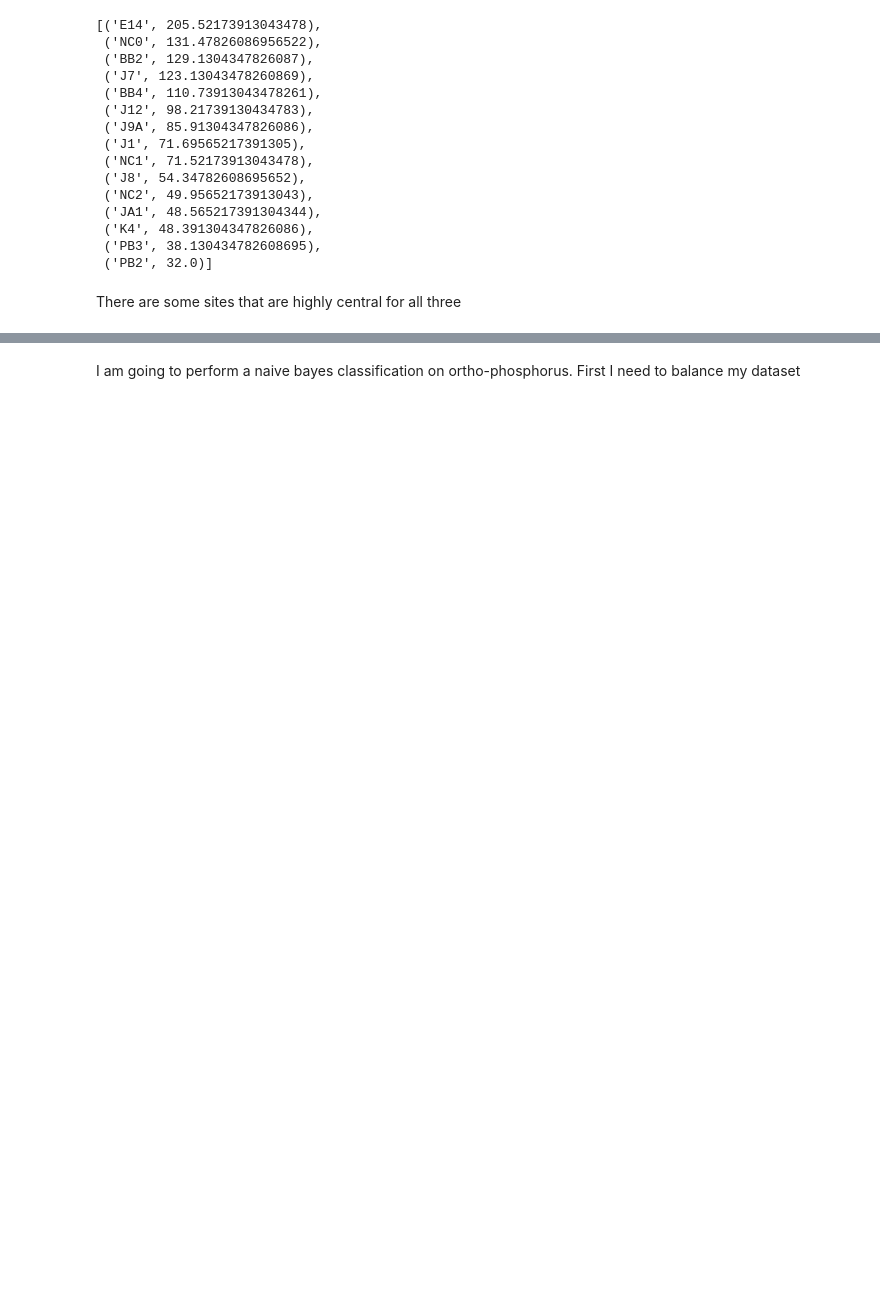
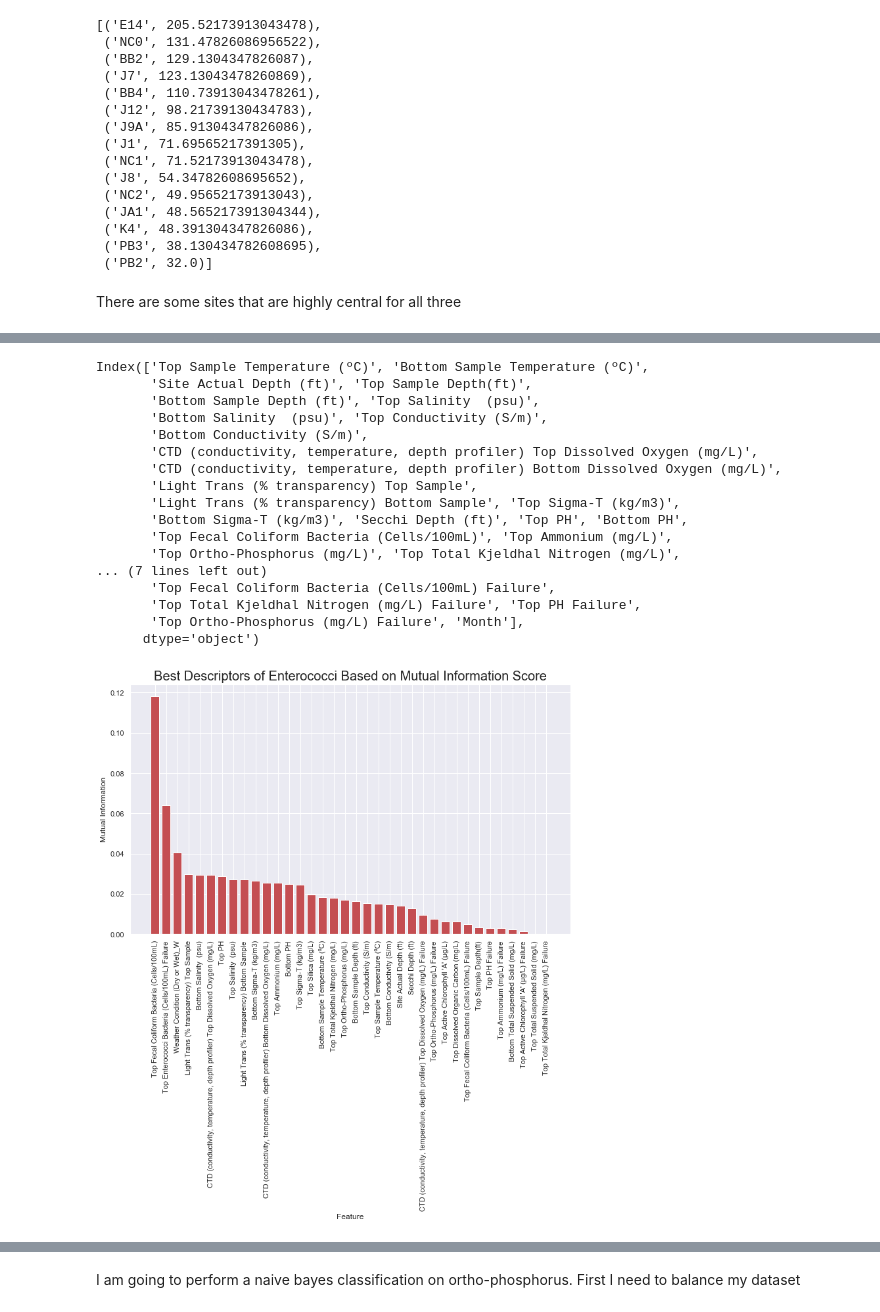
Before and after one commit to dradamski/capstone-two, a Jupyter notebook: notebooks/create_network.ipynb, the cells around one changed output, grey strips where cells are left out. Saved outputs shown, nothing was run; the diff lists cells and outputs as text; code cells hidden in the pictures; blank space fills up the shorter version.

```diff
--- a/notebooks/create_network.ipynb
+++ b/notebooks/create_network.ipynb
@@ -223 +214,57 @@ for boolean, feature in zip(mask, int_df.columns):
+# %%
+int_df = wq_df.select_dtypes(include=[float, 'int64'])
+int_df = int_df.drop(columns=['Lat', 'Long', 'Top Enterococci Bacteria (Cells/100mL)'])
+features = int_df.loc[:, int_df.columns != 'Top Enterococci Bacteria (Cells/100mL) Failure']
+target = int_df.loc[:, 'Top Enterococci Bacteria (Cells/100mL) Failure']
+print(features.columns)
+Xtrain, Xtest, ytrain, ytest = train_test_split(features, target,
+                                                random_state=13,
+                                                stratify=target)
+
+scaler = StandardScaler()
+Xtrain = scaler.fit_transform(Xtrain)
+Xtest = scaler.transform(Xtest)
+
+
+skb = SelectKBest(mutual_info_classif, k=features.shape[1])
+skb.fit(Xtrain, ytrain)
+mask = skb.get_support()
+kbestfeat = list()
+
+for boolean, feature in zip(mask, int_df.columns):
+    if boolean:
+        kbestfeat.append(feature)
+
+indices = np.argsort(skb.scores_)[::-1]
+cols = []
+for i in range(36):
+    cols.append(int_df.columns[indices[i]])
+
+# Now plot
+_ = plt.figure(figsize=[12,7])
+_ = plt.bar(cols, skb.scores_[indices[range(36)]], color='r', align='center')
+_ = plt.xticks(rotation=90)
+_ = plt.title('Best Descriptors of Enterococci Based on Mutual Information Score', size=20)
+_ = plt.xlabel('Feature')
+_ = plt.ylabel('Mutual Information')
+_ = plt.show()
+# %% [output]
+Index(['Top Sample Temperature (ºC)', 'Bottom Sample Temperature (ºC)',
+       'Site Actual Depth (ft)', 'Top Sample Depth(ft)',
+       'Bottom Sample Depth (ft)', 'Top Salinity  (psu)',
+       'Bottom Salinity  (psu)', 'Top Conductivity (S/m)',
+       'Bottom Conductivity (S/m)',
+       'CTD (conductivity, temperature, depth profiler) Top Dissolved Oxygen (mg/L)',
+       'CTD (conductivity, temperature, depth profiler) Bottom Dissolved Oxygen (mg/L)',
+       'Light Trans (% transparency) Top Sample',
+       'Light Trans (% transparency) Bottom Sample', 'Top Sigma-T (kg/m3)',
+       'Bottom Sigma-T (kg/m3)', 'Secchi Depth (ft)', 'Top PH', 'Bottom PH',
+       'Top Fecal Coliform Bacteria (Cells/100mL)', 'Top Ammonium (mg/L)',
+       'Top Ortho-Phosphorus (mg/L)', 'Top Total Kjeldhal Nitrogen (mg/L)',
+... (7 lines left out)
+       'Top Fecal Coliform Bacteria (Cells/100mL) Failure',
+       'Top Total Kjeldhal Nitrogen (mg/L) Failure', 'Top PH Failure',
+       'Top Ortho-Phosphorus (mg/L) Failure', 'Month'],
+      dtype='object')
+[figure, added]
 # %%
```
Also changed, not shown: parts of 21 cells of this notebook.
